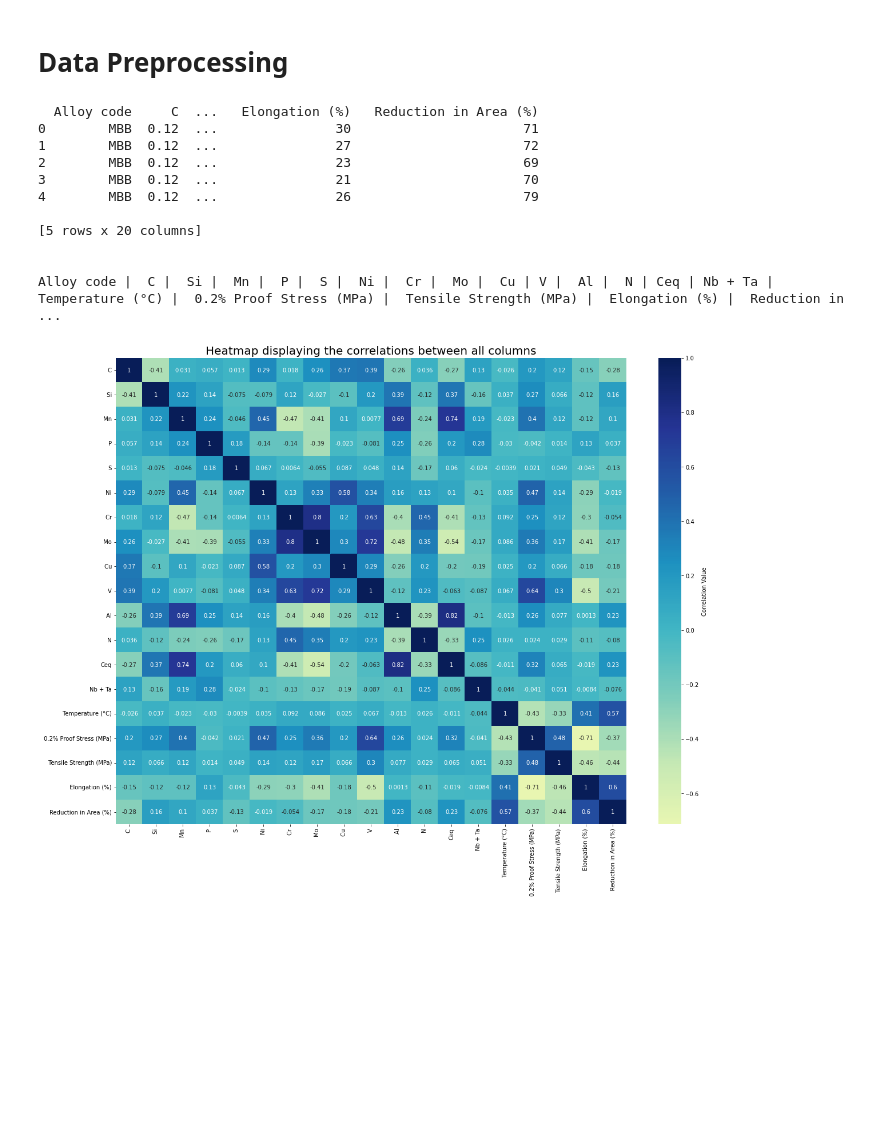
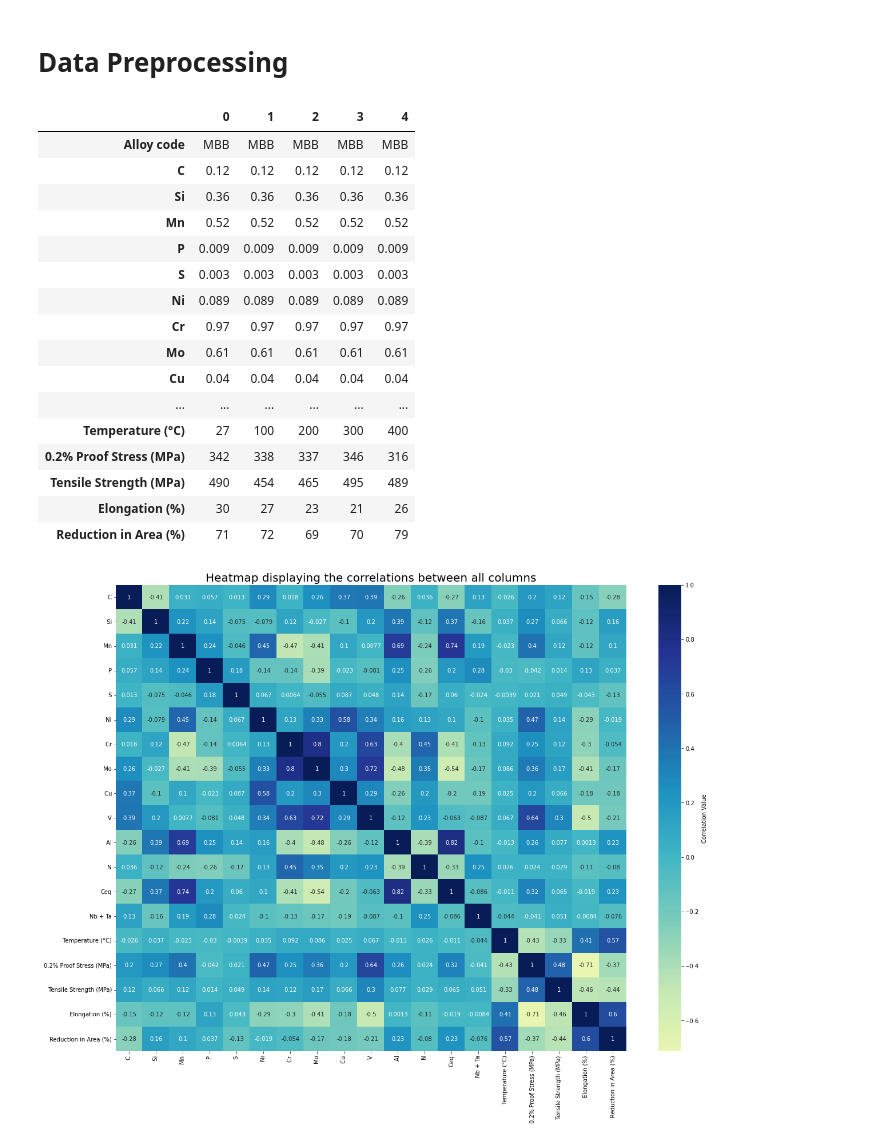
Before and after one commit to akash-elangovan/Comparative-Study-for-Prediction-of-Mechanical-Properties-using-Low-Alloy-Steels, a Jupyter notebook: main.ipynb, the cells around one changed output. Cells and saved outputs as stored; diff of their text form; code cells hidden in the pictures; blank space fills up the shorter version.

```diff
--- a/main.ipynb
+++ b/main.ipynb
@@ -13,24 +13,26 @@ from sklearn.preprocessing import StandardScaler
 # %%
 # reading the dataset file
 data = pd.read_csv('/content/drive/MyDrive/CAPSTONE PROJECT/NIMS Low Alloy Steels Dataset.csv')
 columns = list(data.columns)
-
-print(data.head())   # to print first 5 rows of dataset
-print("\n")
-print(*columns, sep=' | ')
-print("\n")
+data.head().T
 # %% [output]
-  Alloy code     C  ...   Elongation (%)   Reduction in Area (%)
-0        MBB  0.12  ...               30                      71
-1        MBB  0.12  ...               27                      72
-2        MBB  0.12  ...               23                      69
-3        MBB  0.12  ...               21                      70
-4        MBB  0.12  ...               26                      79
-
-[5 rows x 20 columns]
-
-
-Alloy code |  C |  Si |  Mn |  P |  S |  Ni |  Cr |  Mo |  Cu | V |  Al |  N | Ceq | Nb + Ta |  Temperature (°C) |  0.2% Proof Stress (MPa) |  Tensile Strength (MPa) |  Elongation (%) |  Reduction in  ...
+|  | 0 | 1 | 2 | 3 | 4 |
+| Alloy code | MBB | MBB | MBB | MBB | MBB |
+| C | 0.12 | 0.12 | 0.12 | 0.12 | 0.12 |
+| Si | 0.36 | 0.36 | 0.36 | 0.36 | 0.36 |
+| Mn | 0.52 | 0.52 | 0.52 | 0.52 | 0.52 |
+| P | 0.009 | 0.009 | 0.009 | 0.009 | 0.009 |
+| S | 0.003 | 0.003 | 0.003 | 0.003 | 0.003 |
+| Ni | 0.089 | 0.089 | 0.089 | 0.089 | 0.089 |
+| Cr | 0.97 | 0.97 | 0.97 | 0.97 | 0.97 |
+| Mo | 0.61 | 0.61 | 0.61 | 0.61 | 0.61 |
+| Cu | 0.04 | 0.04 | 0.04 | 0.04 | 0.04 |
+| ... | ... | ... | ... | ... | ... |
+| Temperature (°C) | 27 | 100 | 200 | 300 | 400 |
+| 0.2% Proof Stress (MPa) | 342 | 338 | 337 | 346 | 316 |
+| Tensile Strength (MPa) | 490 | 454 | 465 | 495 | 489 |
+| Elongation (%) | 30 | 27 | 23 | 21 | 26 |
+| Reduction in Area (%) | 71 | 72 | 69 | 70 | 79 |
 # %%
 corr = data.corr()
 
```
